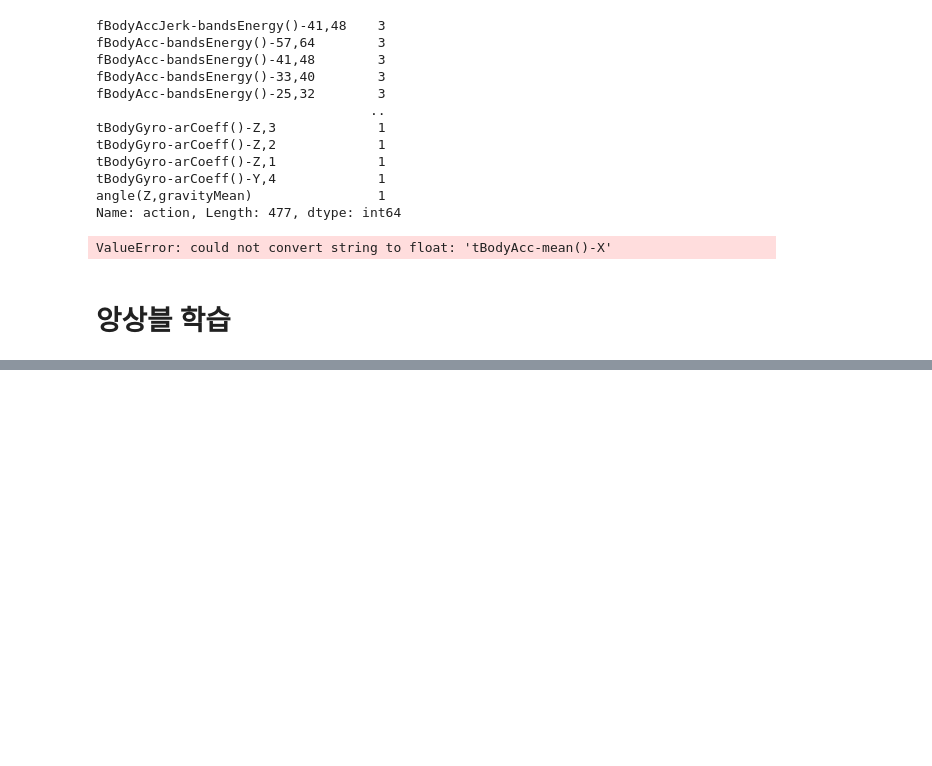
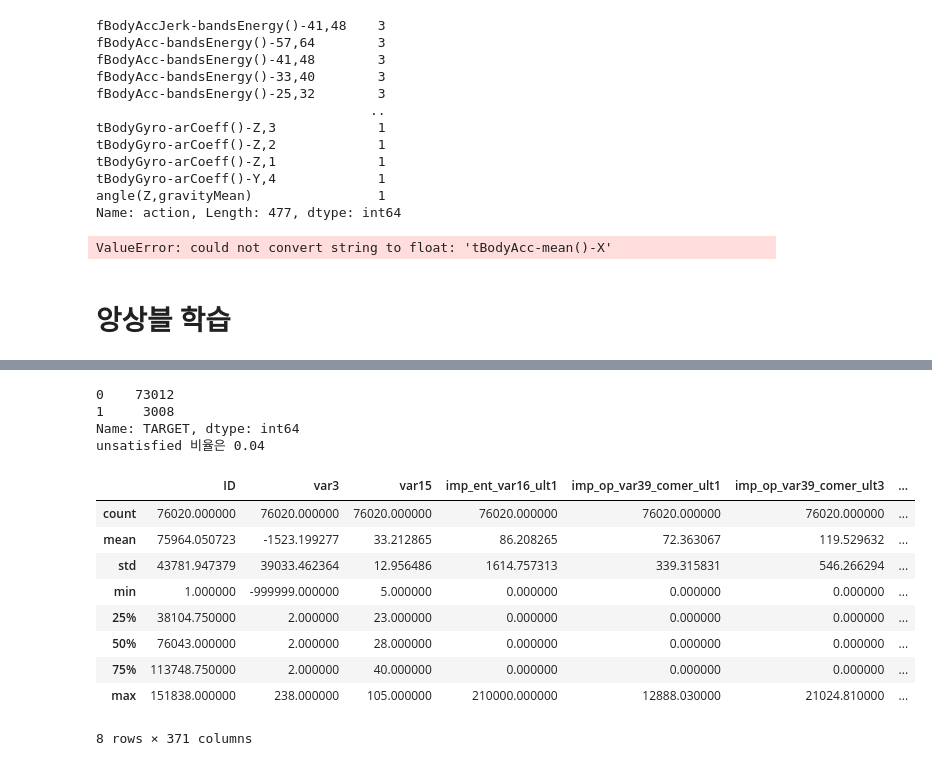
Before and after one commit to zi0-hand/machine-learning-study, a Jupyter notebook: book study/part4.ipynb, the cells around one changed output, grey strips where cells are left out. Saved outputs shown, nothing was run; the diff lists cells and outputs as text; code cells hidden in the pictures; blank space fills up the shorter version.

```diff
--- a/book study/part4.ipynb
+++ b/book study/part4.ipynb
@@ -168,0 +371,11 @@ pred = vo_clf.predict(X_test)
+# %%
+import numpy as np
+import pandas as pd
+import matplotlib.pyplot as plt
+import matplotlib
+import warnings
+
+warnings.filterwarnings('ignore')
+cust_df = pd.read_csv('C:/Users/sgsgk/Documents/machine-learning-example-data/train_santander.csv', encoding='latin-1')
+print('dataset shape:', cust_df.shape)
+cust_df.head(3)
@@ -168,0 +389,24 @@ pred = vo_clf.predict(X_test)
+# %%
+print(cust_df['TARGET'].value_counts())
+unsatisfied_cnt = cust_df[cust_df['TARGET']==1].TARGET.count()
+total_cnt = cust_df.TARGET.count()
+print('unsatisfied 비율은 {0:.2f}'.format((unsatisfied_cnt/total_cnt)))
+# %% [output]
+0    73012
+1     3008
+Name: TARGET, dtype: int64
+unsatisfied 비율은 0.04
+# %%
+# 먼저 전체적인 개수를 확인
+cust_df.describe()
+# %% [output]
+|  | ID | var3 | var15 | imp_ent_var16_ult1 | imp_op_var39_comer_ult1 | imp_op_var39_comer_ult3 | ... |
+| count | 76020.000000 | 76020.000000 | 76020.000000 | 76020.000000 | 76020.000000 | 76020.000000 | ... |
+| mean | 75964.050723 | -1523.199277 | 33.212865 | 86.208265 | 72.363067 | 119.529632 | ... |
+| std | 43781.947379 | 39033.462364 | 12.956486 | 1614.757313 | 339.315831 | 546.266294 | ... |
+| min | 1.000000 | -999999.000000 | 5.000000 | 0.000000 | 0.000000 | 0.000000 | ... |
+| 25% | 38104.750000 | 2.000000 | 23.000000 | 0.000000 | 0.000000 | 0.000000 | ... |
+| 50% | 76043.000000 | 2.000000 | 28.000000 | 0.000000 | 0.000000 | 0.000000 | ... |
+| 75% | 113748.750000 | 2.000000 | 40.000000 | 0.000000 | 0.000000 | 0.000000 | ... |
+| max | 151838.000000 | 238.000000 | 105.000000 | 210000.000000 | 12888.030000 | 21024.810000 | ... |
+8 rows × 371 columns
```
Also changed, not shown: parts of 23 cells of this notebook.
